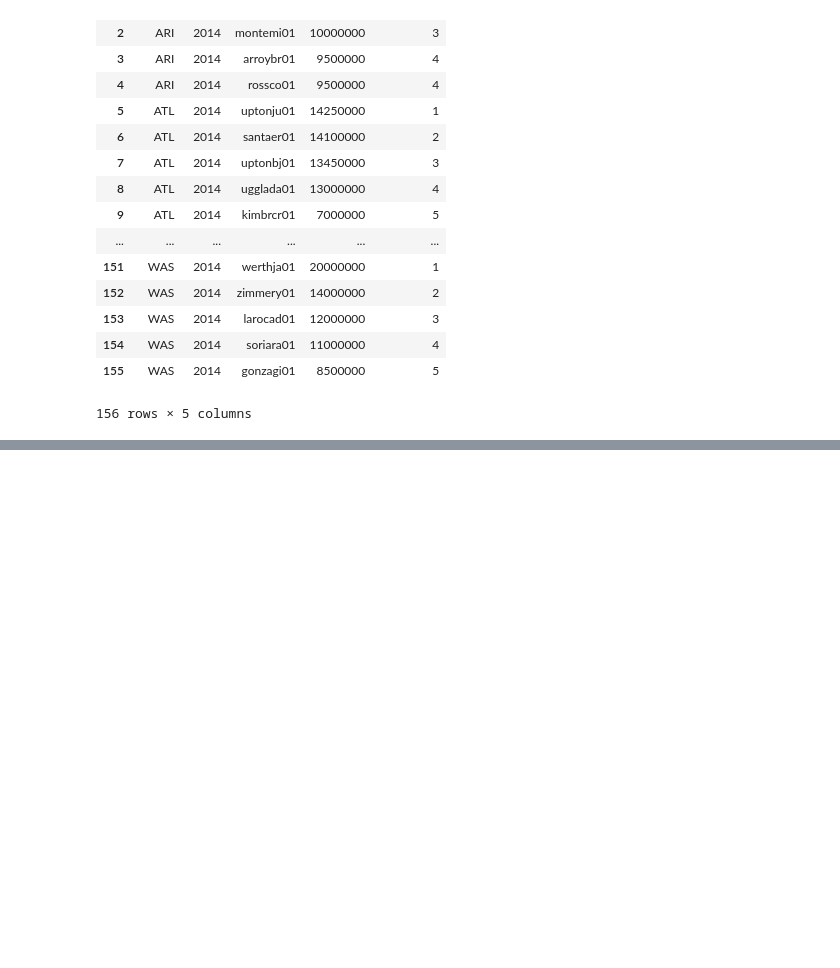
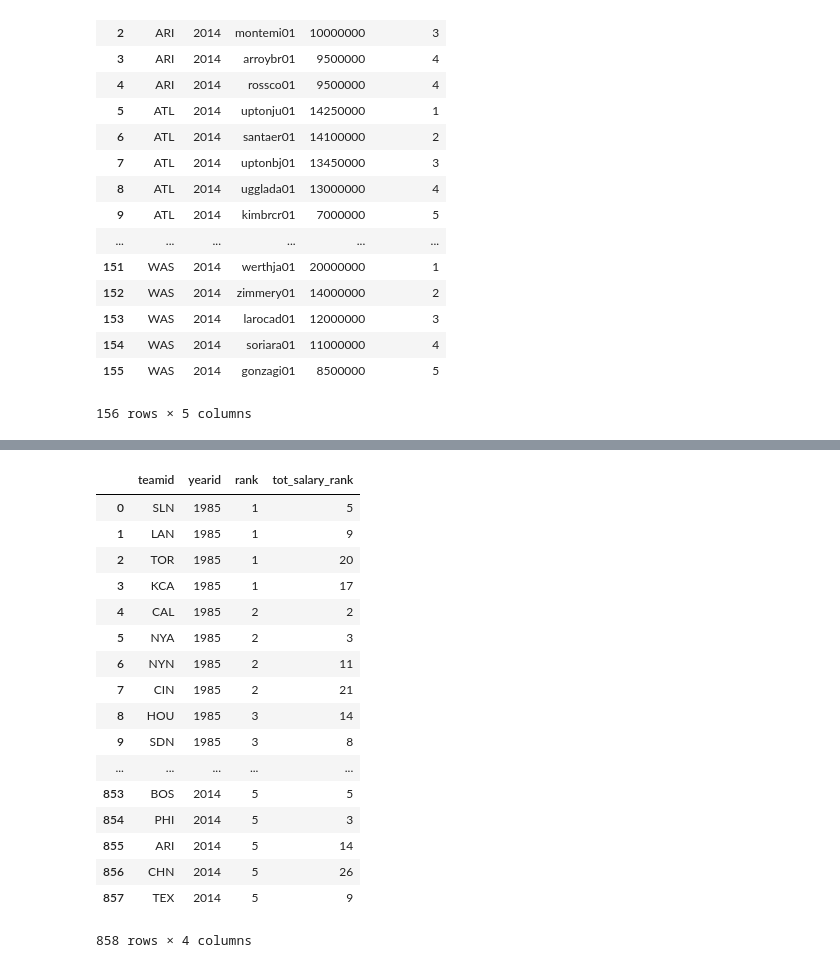
Before and after one commit to theolove/ga_project1_tlove, a Jupyter notebook: assignment8.ipynb, the cells around one changed output, grey strips where cells are left out. Cells and saved outputs as stored; diff of their text form; code cells hidden in the pictures; blank space fills up the shorter version.

```diff
--- a/assignment8.ipynb
+++ b/assignment8.ipynb
@@ -369,0 +412,47 @@ print q12_sql.loc[30:60, :]
+# %%
+"""
+Query Number 14a.
+rank() the total spend by team each year against their actual rank that year.
+"""
+
+q14a_query = """
+SELECT
+    t2.teamid,
+    t2.yearid,
+    t2.rank,
+    rank() OVER (PARTITION BY t2.yearid ORDER BY t2.tot_salary DESC) AS "tot_salary_rank"
+FROM (SELECT
+        salary_yr.teamid,
+        salary_yr.yearid,
+        salary_yr.tot_salary,
+        teams.rank
+    FROM (SELECT
+            teamid,
+            yearid,
+            sum(salary) AS "tot_salary"
+        FROM salaries
+        GROUP BY teamid, yearid) AS salary_yr
+    INNER JOIN teams ON teams.teamid = salary_yr.teamid AND teams.yearid = salary_yr.yearid) AS t2
+ORDER BY t2.yearid ASC, t2.rank ASC
+"""
+q14a_sql = pd.read_sql_query(q14a_query, cnx)
+q14a_sql
+# %% [output]
+|  | teamid | yearid | rank | tot_salary_rank |
+| 0 | SLN | 1985 | 1 | 5 |
+| 1 | LAN | 1985 | 1 | 9 |
+| 2 | TOR | 1985 | 1 | 20 |
+| 3 | KCA | 1985 | 1 | 17 |
+| 4 | CAL | 1985 | 2 | 2 |
+| 5 | NYA | 1985 | 2 | 3 |
+| 6 | NYN | 1985 | 2 | 11 |
+| 7 | CIN | 1985 | 2 | 21 |
+| 8 | HOU | 1985 | 3 | 14 |
+| 9 | SDN | 1985 | 3 | 8 |
+| ... | ... | ... | ... | ... |
+| 853 | BOS | 2014 | 5 | 5 |
+| 854 | PHI | 2014 | 5 | 3 |
+| 855 | ARI | 2014 | 5 | 14 |
+| 856 | CHN | 2014 | 5 | 26 |
+| 857 | TEX | 2014 | 5 | 9 |
+858 rows × 4 columns
```
Also changed, not shown: parts of 4 cells of this notebook.
